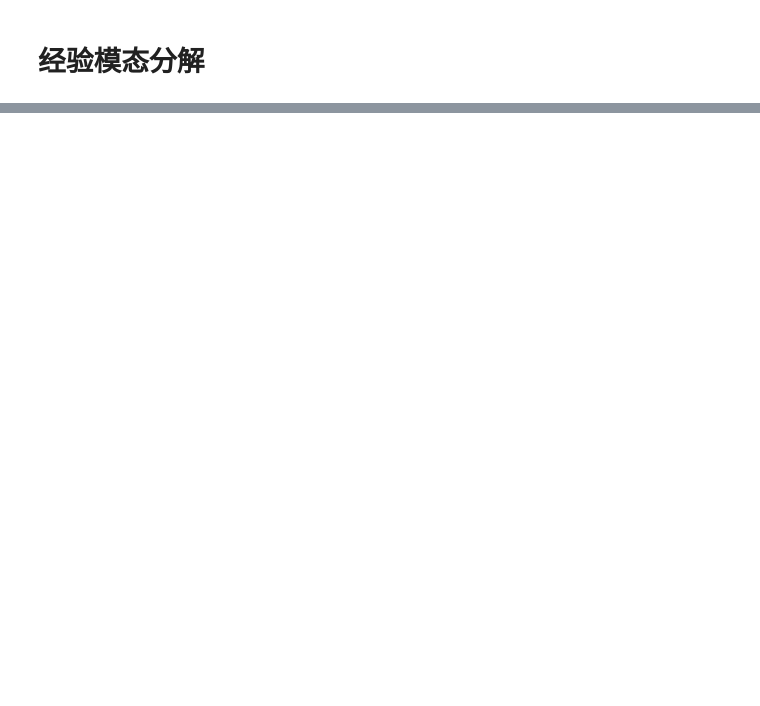
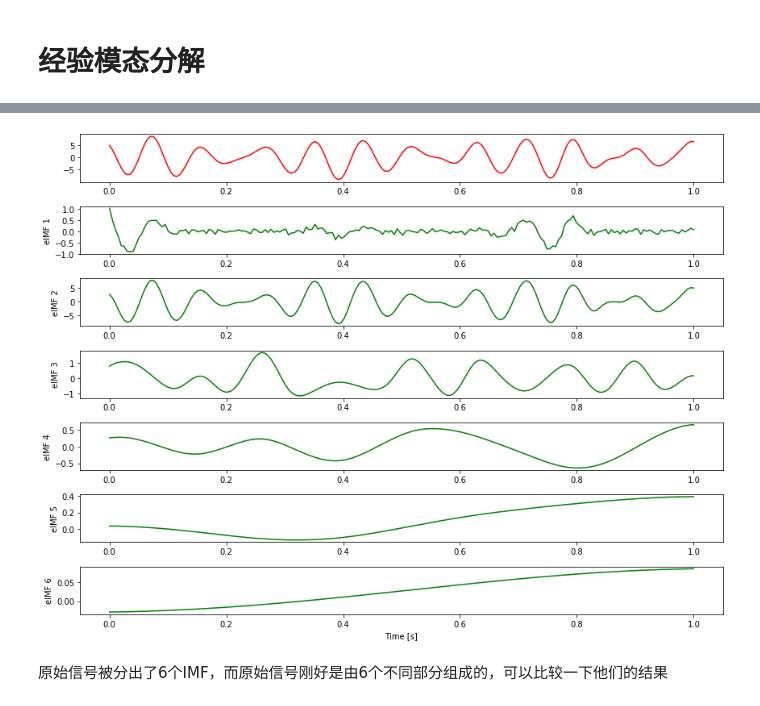
Before and after one commit to DecSnowFlake/time_series_analysis, a Jupyter notebook: book/_build/jupyter_execute/implementation/emd.ipynb, the cells around one changed output, grey strips where cells are left out. Cells and saved outputs as stored; diff of their text form; code cells hidden in the pictures; blank space fills up the shorter version.

```diff
--- a/book/_build/jupyter_execute/implementation/emd.ipynb
+++ b/book/_build/jupyter_execute/implementation/emd.ipynb
@@ -6,0 +111,12 @@
+# %%
+# Define signal
+t = np.linspace(0,1,200)
+sin = lambda x,p: np.sin(2*np.pi*x*t+p)
+S = 3*sin(18,0.2)*(t-0.2)**2
+S += 5*sin(11,2.7)
+S += 3*sin(14,1.6)
+S += 1*np.sin(4*2*np.pi*(t-0.8)**2)
+S += t**2.1 - t
+# %%
+# Assign EEMD to `eemd` variable
+eemd = EEMD()
@@ -6,0 +127,23 @@
+# %%
+# execute EEMD on S
+eIMFs = eemd.eemd(S,t)
+nIMFs = eIMFs.shape[0]
+# %%
+# plot results
+plt.figure(figsize=(12,9))
+plt.subplot(nIMFs+1,1,1)
+plt.plot(t,S,'r')
+
+for n in range(nIMFs):
+    plt.subplot(nIMFs+1,1,n+2)
+    plt.plot(t,eIMFs[n],'g')
+    plt.ylabel("eIMF %i" %(n+1))
+    plt.locator_params(axis='y',nbins=5)
+
+plt.xlabel("Time [s]")
+plt.tight_layout()
+plt.show()
+# %% [output]
+[figure, added]
+# %% [markdown]
+原始信号被分出了6个IMF，而原始信号刚好是由6个不同部分组成的，可以比较一下他们的结果
```
Also changed, not shown: parts of 28 cells of this notebook, 37 other files.
